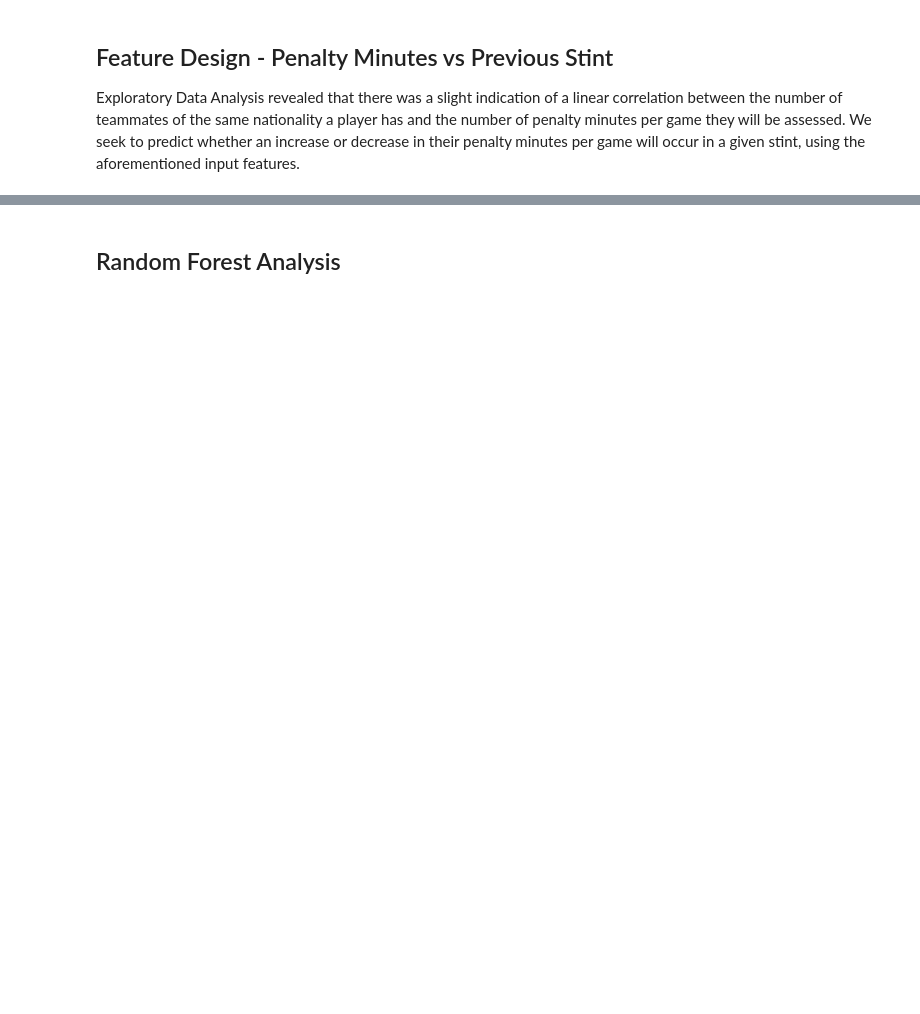
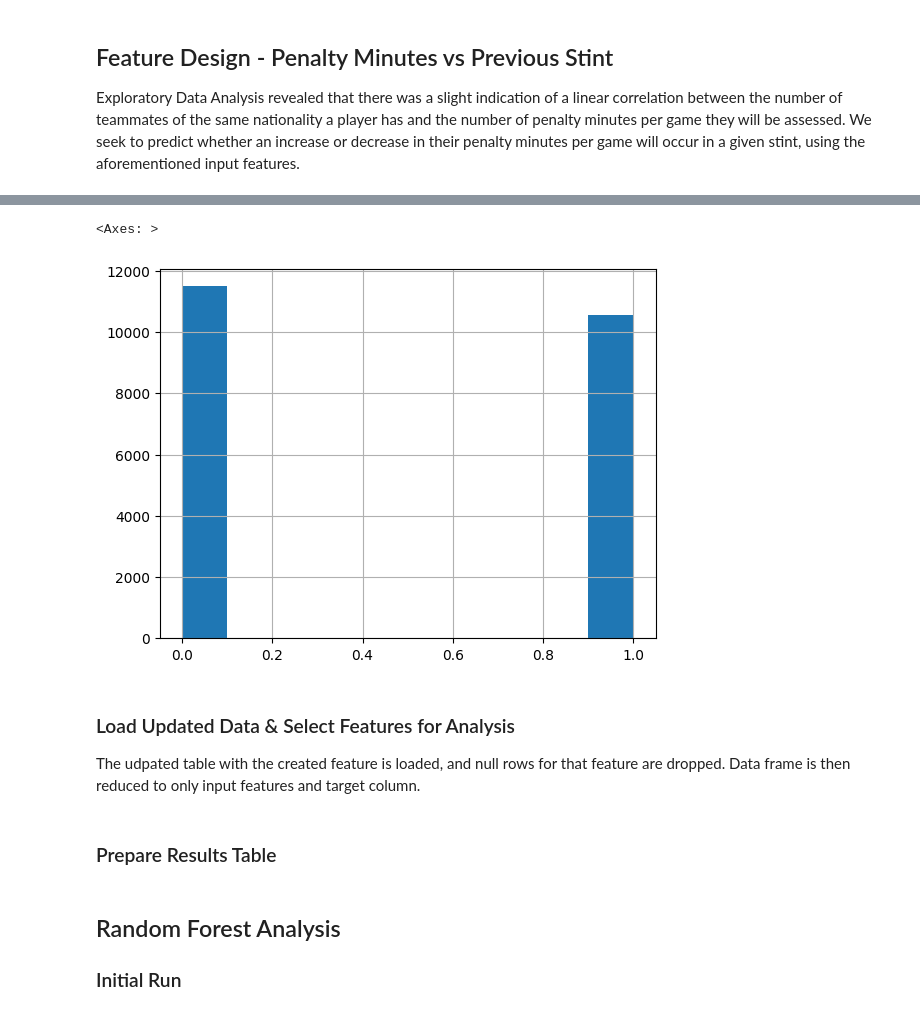
Before and after one commit to tgormly/nwmsu_ms_capstone, a Jupyter notebook: ML_PIM_VS_Prev_Stint.ipynb, the cells around one changed output, grey strips where cells are left out. Drawn from its saved outputs; the diff is of its cells as text; code cells hidden in the pictures; blank space fills up the shorter version.

Commit message:
Analysis Completed

```diff
--- a/ML_PIM_VS_Prev_Stint.ipynb
+++ b/ML_PIM_VS_Prev_Stint.ipynb
@@ -35,0 +15,24 @@ print(X.head())
+# %%
+# Sorting the dataframe by playerID and stint_index
+df = df.sort_values(by=['playerID', 'stint_index'])
+
+# Initialize the comparison column with null values
+df['PIM_vs_prev_stint'] = None
+
+# Iterate over each row and compare the current PIM_score with the previous PIM_score
+for i in range(0, len(df)):
+    current_row = df.iloc[i]
+    if current_row['stint_index'] != 0:
+        prev_row = df[(df['playerID'] == current_row['playerID']) & (df['stint_index'] == current_row['stint_index'] - 1)]
+        if not prev_row.empty:
+            prev_PIM_score = prev_row['PIM_per_game_score'].values[0]
+            if current_row['PIM_per_game_score'] > prev_PIM_score:
+                df.at[i, 'PIM_vs_prev_stint'] = 1
+            else:
+                df.at[i, 'PIM_vs_prev_stint'] = 0
+
+# Display the updated dataframe
+print(df.head())
+
+# Write the updated dataframe to the CSV file
+df.to_csv('Data/Gold/main.csv', index=False)
@@ -35,0 +57,9 @@ print(X.head())
+# %%
+df['PIM_vs_prev_stint'].hist()
+# %% [output]
+<Axes: >
+[figure, added]
+# %% [markdown]
+### Load Updated Data & Select Features for Analysis
+
+The udpated table with the created feature is loaded, and null rows for that feature are dropped.  Data frame is then reduced to only input features and target column.
@@ -35,0 +72,2 @@ print(X.head())
+# %% [markdown]
+### Prepare Results Table
@@ -36,2 +81,4 @@ print(X.head())
 # %% [markdown]
 ## Random Forest Analysis
+
+### Initial Run
```
Also changed, not shown: parts of 22 cells of this notebook, 2 other files.
